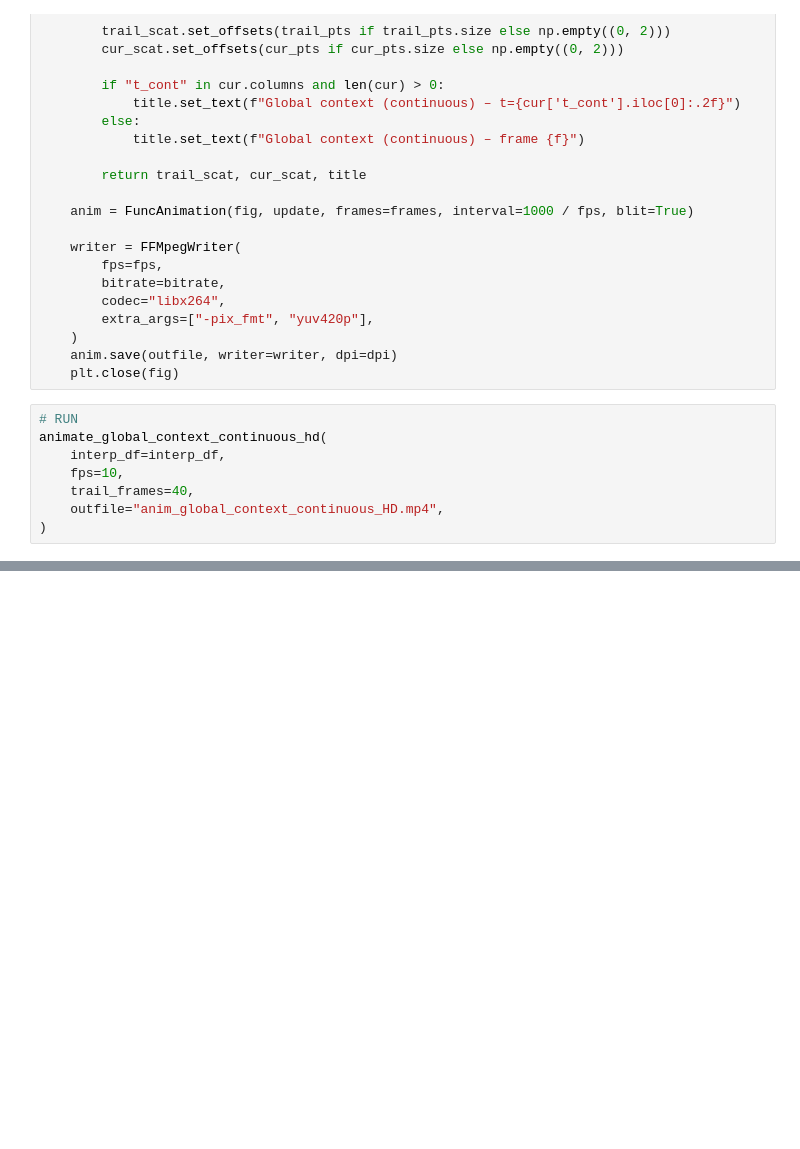
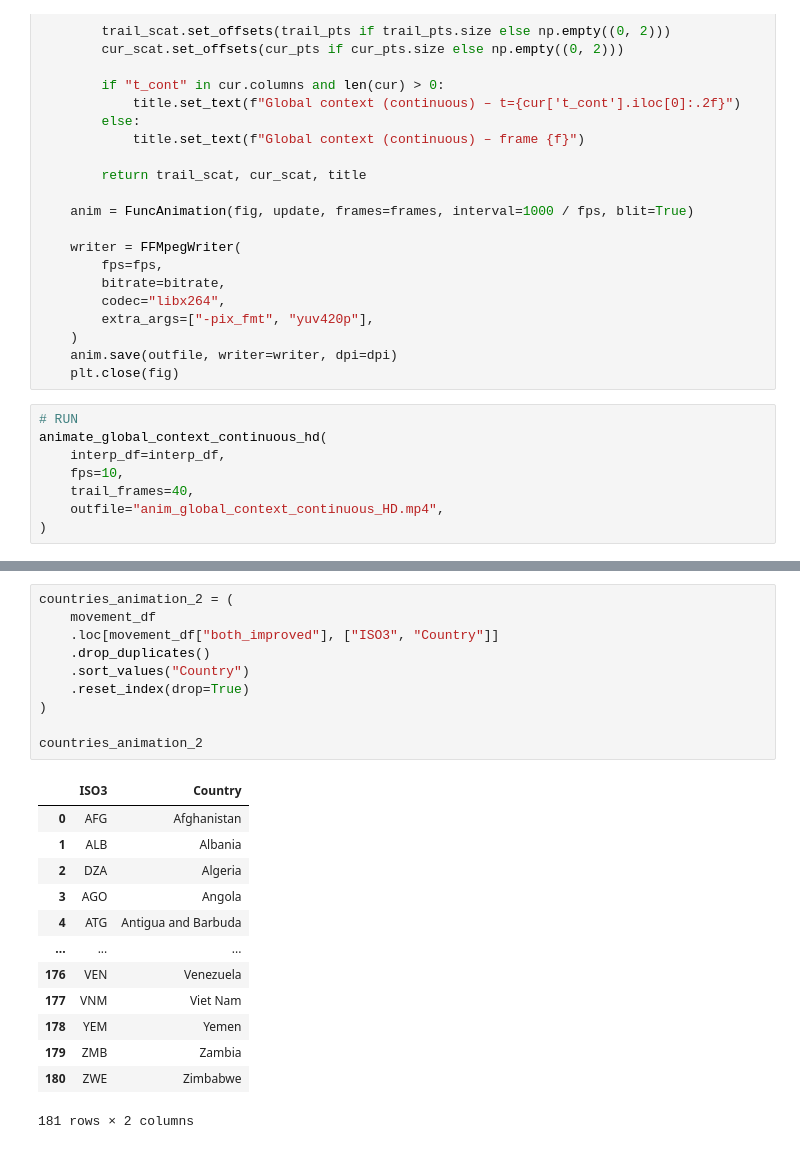
Before and after one commit to damiansze/Climate-Justice, a Jupyter notebook: 05_CGI.ipynb, the cells around one changed output, grey strips where cells are left out. Saved outputs shown, nothing was run; the diff lists cells and outputs as text; blank space fills up the shorter version.

```diff
--- a/05_CGI.ipynb
+++ b/05_CGI.ipynb
@@ -808,0 +856,24 @@ animate_global_context_continuous_hd(
+# %%
+countries_animation_2 = (
+    movement_df
+    .loc[movement_df["both_improved"], ["ISO3", "Country"]]
+    .drop_duplicates()
+    .sort_values("Country")
+    .reset_index(drop=True)
+)
+
+countries_animation_2
+# %% [output]
+|  | ISO3 | Country |
+| 0 | AFG | Afghanistan |
+| 1 | ALB | Albania |
+| 2 | DZA | Algeria |
+| 3 | AGO | Angola |
+| 4 | ATG | Antigua and Barbuda |
+| ... | ... | ... |
+| 176 | VEN | Venezuela |
+| 177 | VNM | Viet Nam |
+| 178 | YEM | Yemen |
+| 179 | ZMB | Zambia |
+| 180 | ZWE | Zimbabwe |
+181 rows × 2 columns
```
Also changed, not shown: parts of 19 cells of this notebook, 2 other files.
